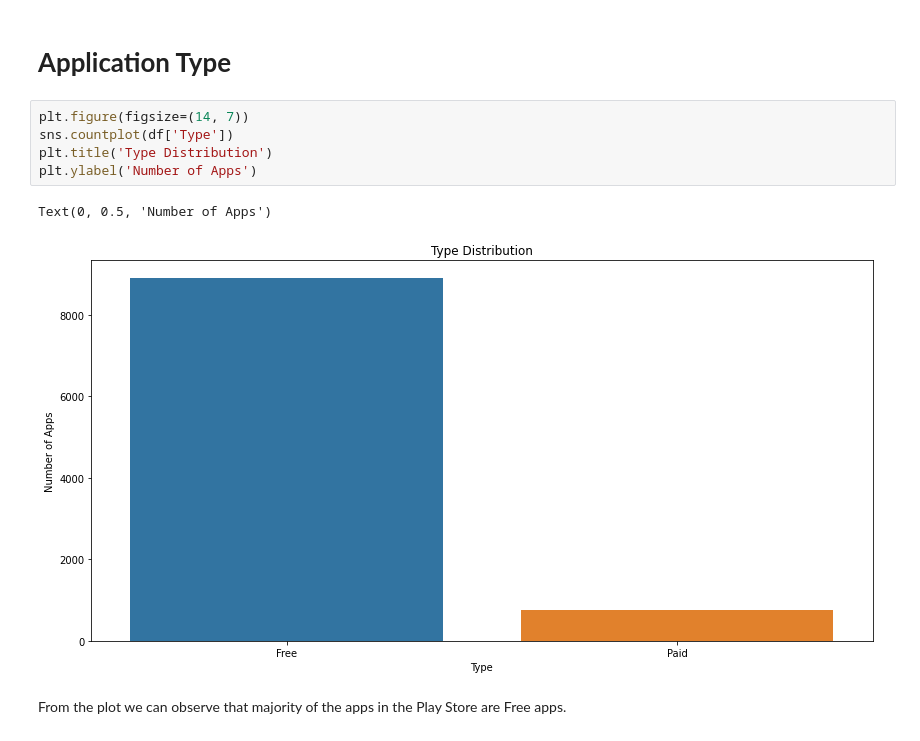
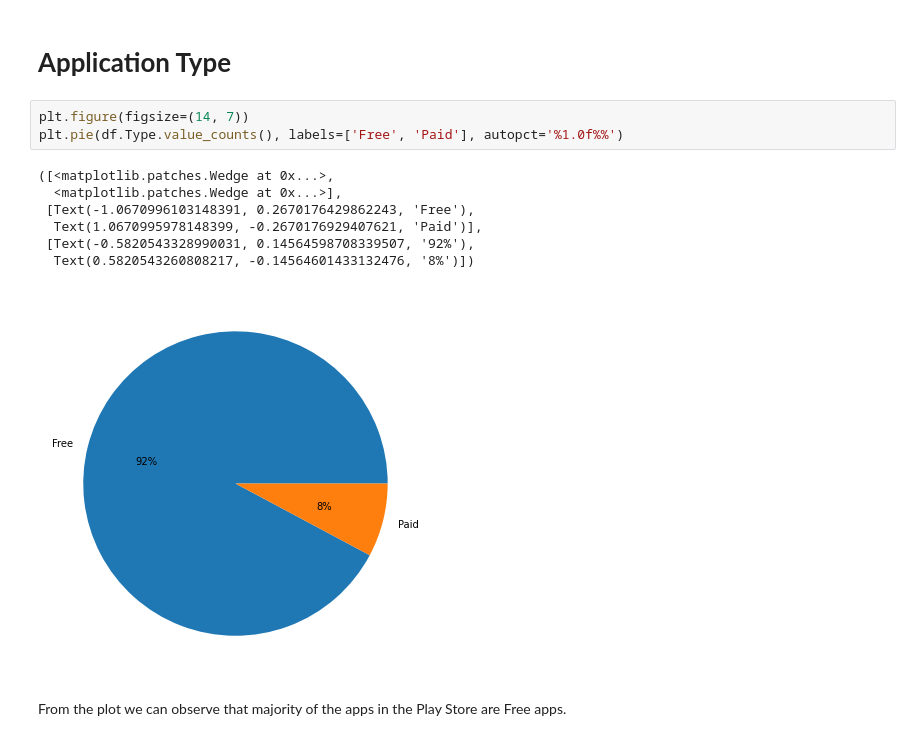
Before and after one commit to Koti-RK/Playstore-App-Review-Analysis, a Jupyter notebook: PlayStore_App_Review_Analysis_Capstone_Project.ipynb, the cells around one changed output. Saved outputs shown, nothing was run; the diff lists cells and outputs as text.

```diff
--- a/PlayStore_App_Review_Analysis_Capstone_Project.ipynb
+++ b/PlayStore_App_Review_Analysis_Capstone_Project.ipynb
@@ -480,13 +480,16 @@ Text(0, 0.5, 'Number of Apps')
 [figure]
 # %% [markdown]
 # **Application Type**
-# %%
-plt.figure(figsize=(14, 7))
-sns.countplot(df['Type'])
-plt.title('Type Distribution')
-plt.ylabel('Number of Apps')
-# %% [output]
-Text(0, 0.5, 'Number of Apps')
-[figure, removed]
+# %%
+plt.figure(figsize=(14, 7))
+plt.pie(df.Type.value_counts(), labels=['Free', 'Paid'], autopct='%1.0f%%')
+# %% [output]
+([<matplotlib.patches.Wedge at 0x...>,
+  <matplotlib.patches.Wedge at 0x...>],
+ [Text(-1.0670996103148391, 0.2670176429862243, 'Free'),
+  Text(1.0670995978148399, -0.2670176929407621, 'Paid')],
+ [Text(-0.5820543328990031, 0.14564598708339507, '92%'),
+  Text(0.5820543260808217, -0.14564601433132476, '8%')])
+[figure, added]
 # %% [markdown]
 From the plot we can observe that majority of the apps in the Play Store are Free apps.
```
Also changed, not shown: parts of 31 cells of this notebook.
